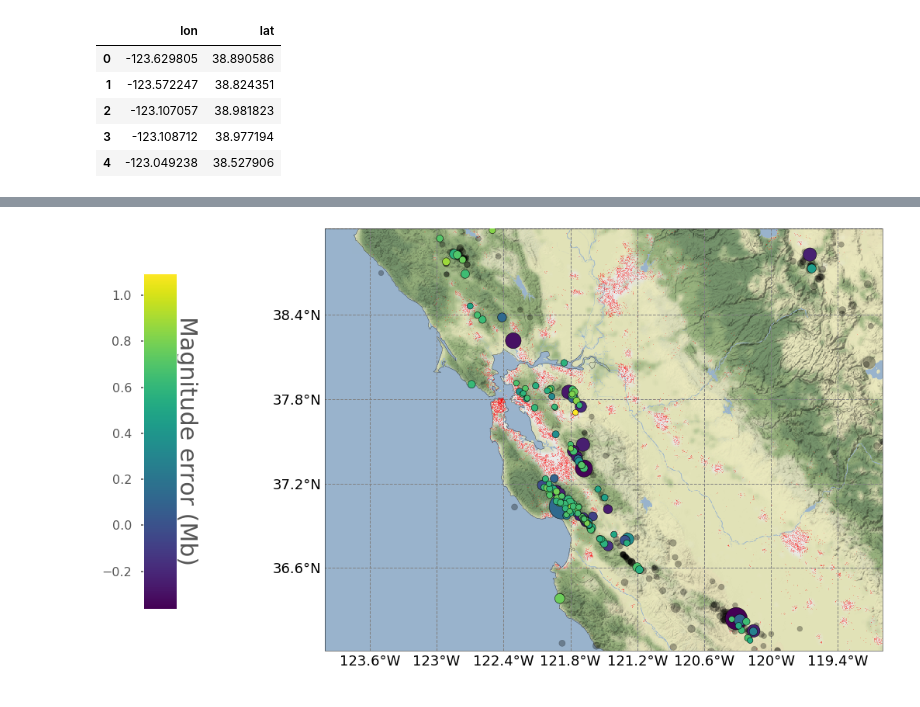
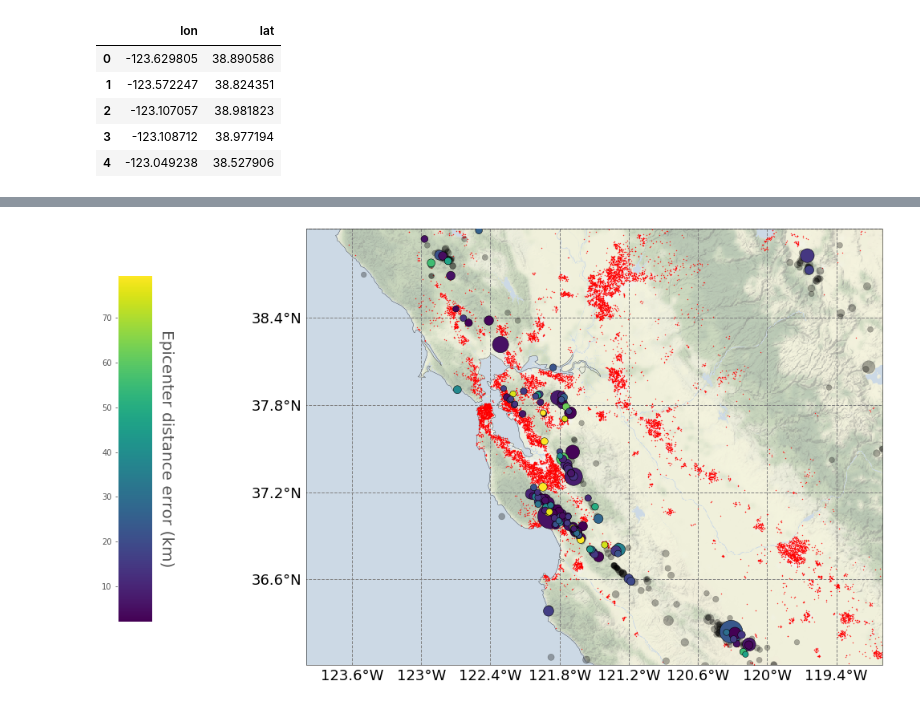
Before and after one commit to rmartinshort/mini_projects, a Jupyter notebook: cartopy_mapping/event_map_plots.ipynb, the cells around one changed output, grey strips where cells are left out. Saved outputs shown, nothing was run; the diff lists cells and outputs as text; code cells hidden in the pictures.

```diff
--- a/cartopy_mapping/event_map_plots.ipynb
+++ b/cartopy_mapping/event_map_plots.ipynb
@@ -109,38 +172,45 @@ ax.set_extent([minlon_extent, maxlon_extent, \
 ax.coastlines(resolution='10m',linewidth=0.3)
 
 # Add the Stamen data at zoom level 8.
-ax.add_image(stamen_terrain, 8)
+ax.add_image(stamen_terrain, 8,alpha=0.5)
 
 gl = ax.gridlines(crs=ccrs.PlateCarree(), draw_labels=True,
             linewidth=1, color='gray', alpha=1, linestyle='--')
 
 gl.xformatter = LONGITUDE_FORMATTER
 gl.yformatter = LATITUDE_FORMATTER
 gl.xlabel_style = {'size': 18, 'color': 'black'}
 gl.ylabel_style = {'size': 18, 'color': 'black'}
 gl.xlabels_top = False
 gl.ylabels_left = True
 gl.ylabels_right= False
 
 #plot the population using phones
 ax.plot(population['lon'],population['lat'],'r.',\
         transform=ccrs.PlateCarree(),markersize=0.8)
 
 #plot the detected earthquakes
+#Set lower and upper values for the colorscale
+c_5 = np.percentile(detected_events['mu_dist'],5)
+c_95 = np.percentile(detected_events['mu_dist'],95)
+
+colorevents = detected_events['mu_dist'].apply(lambda x: c_5 if x <= c_5 else x)
+colorevents = colorevents.apply(lambda x: c_95 if x >= c_95 else x)
+
 eqs = ax.scatter(detected_events['lon'],detected_events['lat'],\
         transform=ccrs.PlateCarree(),s=np.exp(detected_events['mag'])\
-          ,edgecolor='k',zorder=10,c=detected_events['mu_mag'],cmap='viridis')
+          ,edgecolor='k',zorder=10,c=colorevents,cmap='viridis')
 
 #plot all earthquakes (to show undetected)
 ax.scatter(all_events['lon'],all_events['lat'],\
         transform=ccrs.PlateCarree(),s=np.exp(0.95*all_events['mag'])\
           ,edgecolor='k',zorder=5,alpha=0.3,color='k')
 
 bar_ax = fig.add_axes([0.1, 0.2, 0.03, 0.6])
 
 cbar = plt.colorbar(eqs,cax=bar_ax)
 bar_ax.yaxis.set_ticks_position('left')
 bar_ax.yaxis.set_label_position('right')
-cbar.set_label('Magnitude error (Mb)', rotation=270,fontsize=30,labelpad=27)
+cbar.set_label('Epicenter distance error (km)', rotation=270,fontsize=20,labelpad=27)
 # %% [output]
-[figure, old version]
+[figure, new version]
```
Also changed, not shown: parts of 3 cells of this notebook.
